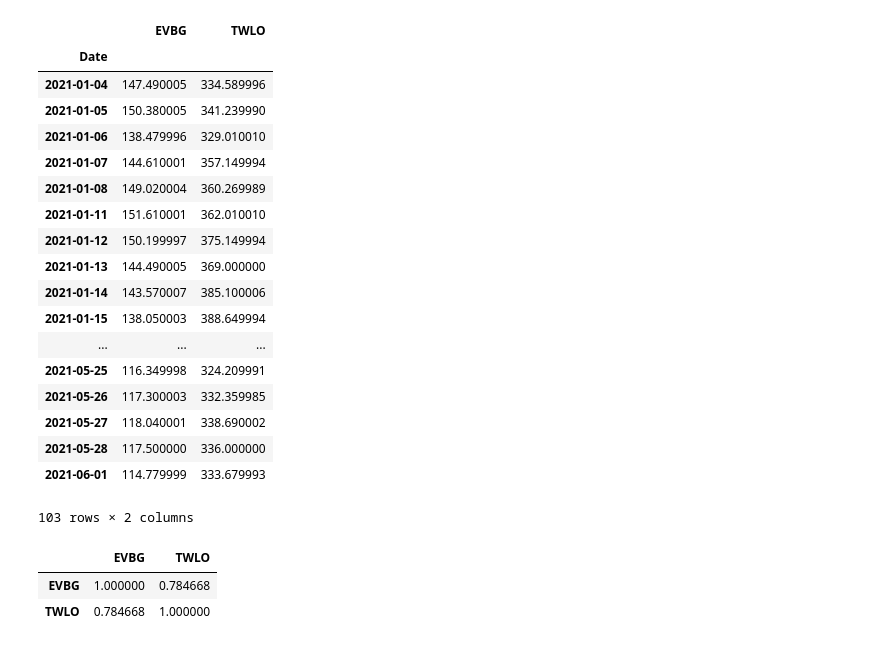
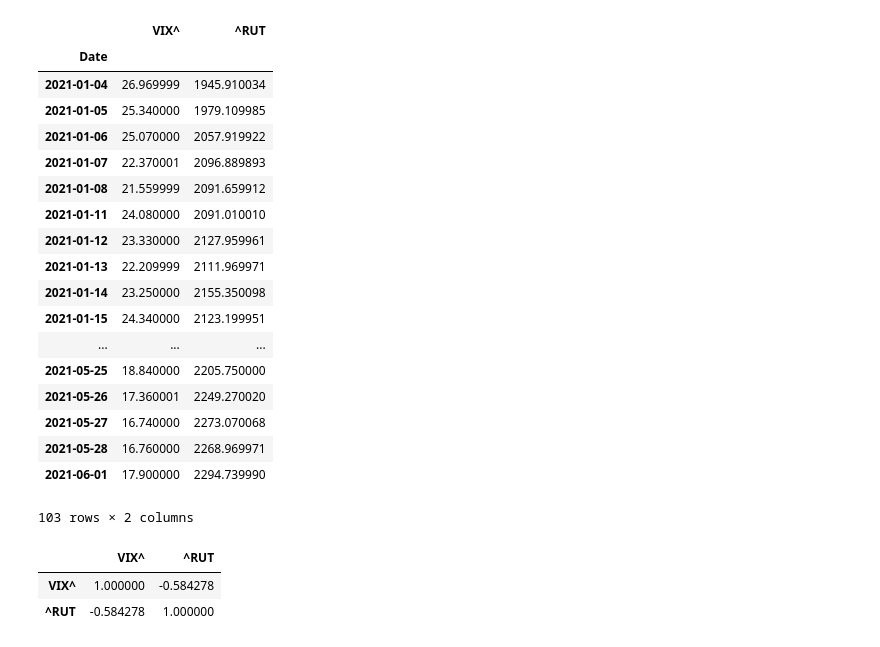
Before and after one commit to priscilla-wong/Project_2, a Jupyter notebook: LSTM_Time_Series_pct_chng.ipynb, the cells around one changed output. Drawn from its saved outputs; the diff is of its cells as text; code cells hidden in the pictures.

```diff
--- a/LSTM_Time_Series_pct_chng.ipynb
+++ b/LSTM_Time_Series_pct_chng.ipynb
@@ -268,6 +264,6 @@ stocks.plot()
 # %%
-gold_df = yf.download("EVBG", start='2021-01-01', end='2021-06-02')
-gold_df = gold_df.drop(columns = ['Open', 'High', 'Low', 'Adj Close', 'Volume']).rename(columns = {'Close':'EVBG'})
-gold_df.head()
+index_df = yf.download("^VIX", start='2021-01-01', end='2021-06-02')
+index_df = index_df.drop(columns = ['Open', 'High', 'Low', 'Adj Close', 'Volume']).rename(columns = {'Close':'VIX^'})
+index_df.head()
 # %% [output]
 [*********************100%***********************]  1 of 1 completed
@@ -281,6 +277,6 @@ gold_df.head()
 # %%
-bit_df = yf.download("TWLO", start='2021-01-01', end='2021-06-02')
-bit_df = bit_df.drop(columns = ['Open', 'High', 'Low', 'Adj Close', 'Volume']).rename(columns = {'Close':'TWLO'})
-bit_df.head()
+stock_df = yf.download("^RUT", start='2021-01-01', end='2021-06-02')
+stock_df = stock_df.drop(columns = ['Open', 'High', 'Low', 'Adj Close', 'Volume']).rename(columns = {'Close':'^RUT'})
+stock_df.head()
 # %% [output]
 [*********************100%***********************]  1 of 1 completed
@@ -294,30 +290,30 @@ bit_df.head()
 # %%
-df = pd.concat([gold_df, bit_df], axis="columns", join="inner")
+df = pd.concat([index_df, stock_df], axis="columns", join="inner")
 df
 # %% [output]
-|  | EVBG | TWLO |
+|  | VIX^ | ^RUT |
 | Date |  |  |
-| 2021-01-04 | 147.490005 | 334.589996 |
-| 2021-01-05 | 150.380005 | 341.239990 |
-| 2021-01-06 | 138.479996 | 329.010010 |
-| 2021-01-07 | 144.610001 | 357.149994 |
-| 2021-01-08 | 149.020004 | 360.269989 |
-| 2021-01-11 | 151.610001 | 362.010010 |
-| 2021-01-12 | 150.199997 | 375.149994 |
-| 2021-01-13 | 144.490005 | 369.000000 |
-| 2021-01-14 | 143.570007 | 385.100006 |
-| 2021-01-15 | 138.050003 | 388.649994 |
+| 2021-01-04 | 26.969999 | 1945.910034 |
+| 2021-01-05 | 25.340000 | 1979.109985 |
+| 2021-01-06 | 25.070000 | 2057.919922 |
+| 2021-01-07 | 22.370001 | 2096.889893 |
+| 2021-01-08 | 21.559999 | 2091.659912 |
+| 2021-01-11 | 24.080000 | 2091.010010 |
+| 2021-01-12 | 23.330000 | 2127.959961 |
+| 2021-01-13 | 22.209999 | 2111.969971 |
+| 2021-01-14 | 23.250000 | 2155.350098 |
+| 2021-01-15 | 24.340000 | 2123.199951 |
 | ... | ... | ... |
-| 2021-05-25 | 116.349998 | 324.209991 |
-| 2021-05-26 | 117.300003 | 332.359985 |
-| 2021-05-27 | 118.040001 | 338.690002 |
-| 2021-05-28 | 117.500000 | 336.000000 |
-| 2021-06-01 | 114.779999 | 333.679993 |
+| 2021-05-25 | 18.840000 | 2205.750000 |
+| 2021-05-26 | 17.360001 | 2249.270020 |
+| 2021-05-27 | 16.740000 | 2273.070068 |
+| 2021-05-28 | 16.760000 | 2268.969971 |
+| 2021-06-01 | 17.900000 | 2294.739990 |
 103 rows × 2 columns
 # %%
 correlation = df.corr()
 correlation
 # %% [output]
-|  | EVBG | TWLO |
-| EVBG | 1.000000 | 0.784668 |
-| TWLO | 0.784668 | 1.000000 |
+|  | VIX^ | ^RUT |
+| VIX^ | 1.000000 | -0.584278 |
+| ^RUT | -0.584278 | 1.000000 |
```
Also changed, not shown: parts of 13 cells of this notebook, 2 other files.
